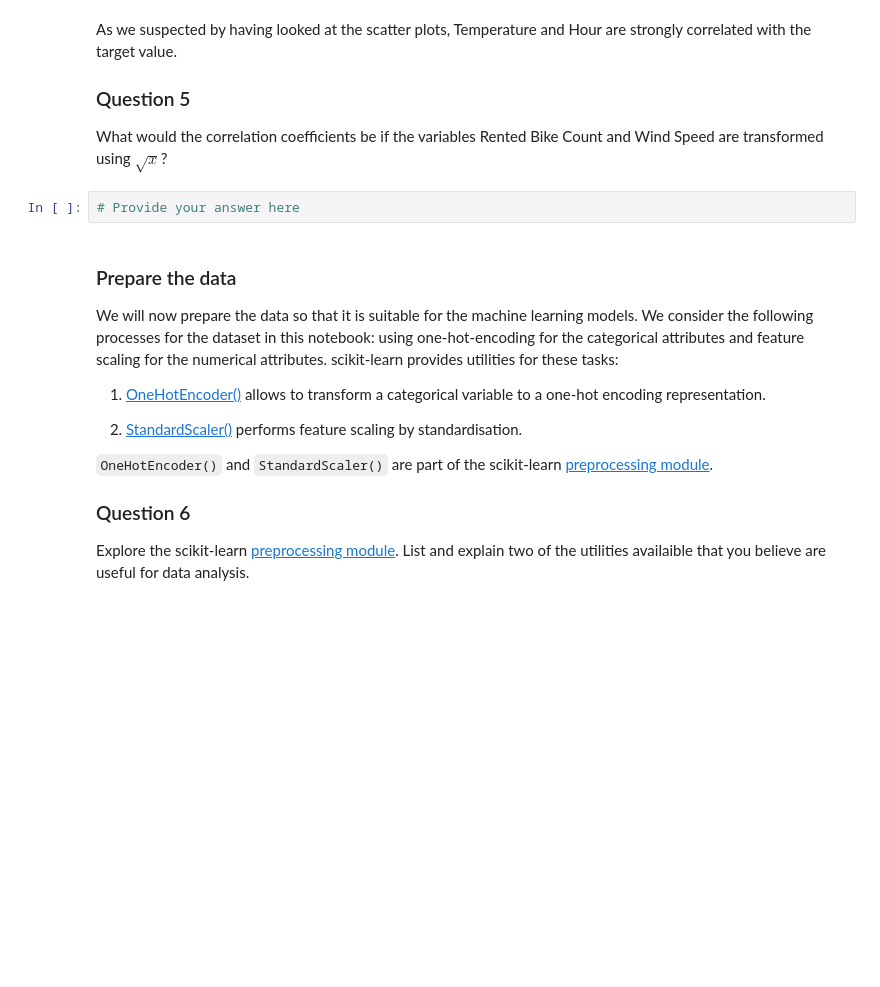
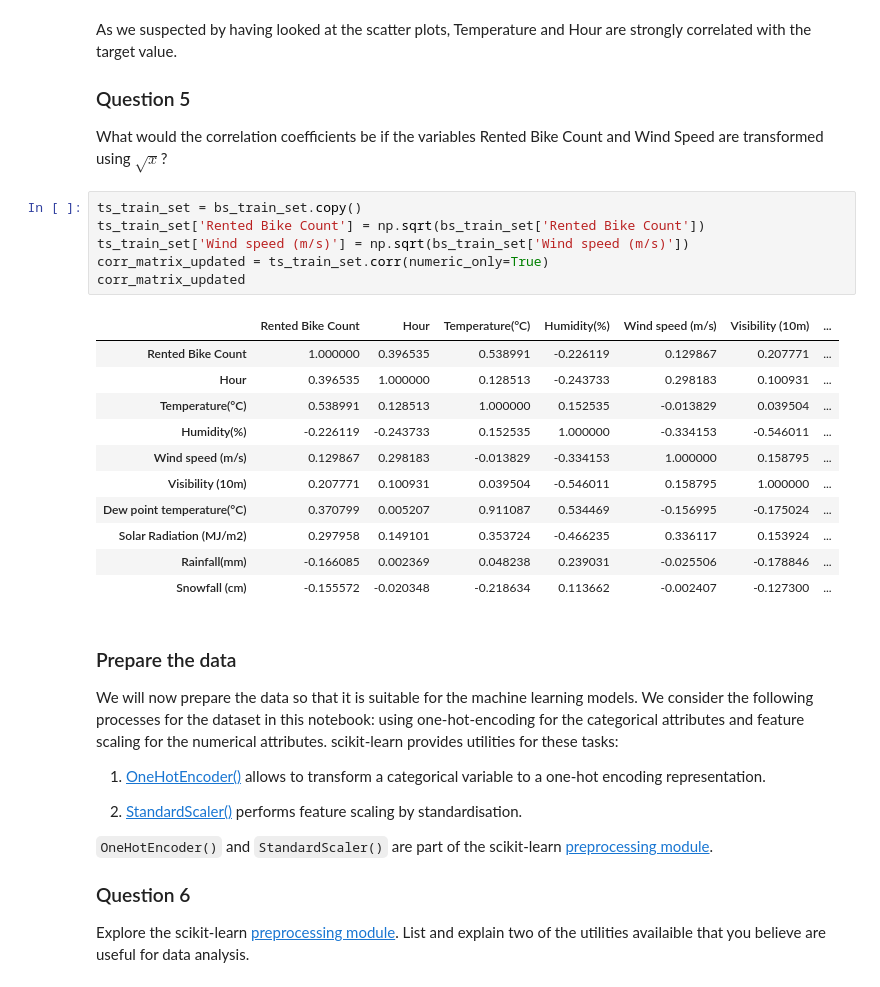
Before and after one commit to SpondanB/UoM_Topics_of_ML_sem_1, a Jupyter notebook: Labs/Lab 1 - End-to-end project in ML.ipynb, the cells around one changed output. Saved outputs shown, nothing was run; the diff lists cells and outputs as text; blank space fills up the shorter version.

```diff
--- a/Labs/Lab 1 - End-to-end project in ML.ipynb
+++ b/Labs/Lab 1 - End-to-end project in ML.ipynb
@@ -286,8 +409,24 @@ As we suspected by having looked at the scatter plots, Temperature and Hour are
 ### Question 5
 
 What would the correlation coefficients be if the variables Rented Bike Count and Wind Speed are transformed using $\sqrt{x}$?
-# %%
-# Provide your answer here
+# %%
+ts_train_set = bs_train_set.copy()
+ts_train_set['Rented Bike Count'] = np.sqrt(bs_train_set['Rented Bike Count'])
+ts_train_set['Wind speed (m/s)'] = np.sqrt(bs_train_set['Wind speed (m/s)'])
+corr_matrix_updated = ts_train_set.corr(numeric_only=True)
+corr_matrix_updated
+# %% [output]
+|  | Rented Bike Count | Hour | Temperature(°C) | Humidity(%) | Wind speed (m/s) | Visibility (10m) | ... |
+| Rented Bike Count | 1.000000 | 0.396535 | 0.538991 | -0.226119 | 0.129867 | 0.207771 | ... |
+| Hour | 0.396535 | 1.000000 | 0.128513 | -0.243733 | 0.298183 | 0.100931 | ... |
+| Temperature(°C) | 0.538991 | 0.128513 | 1.000000 | 0.152535 | -0.013829 | 0.039504 | ... |
+| Humidity(%) | -0.226119 | -0.243733 | 0.152535 | 1.000000 | -0.334153 | -0.546011 | ... |
+| Wind speed (m/s) | 0.129867 | 0.298183 | -0.013829 | -0.334153 | 1.000000 | 0.158795 | ... |
+| Visibility (10m) | 0.207771 | 0.100931 | 0.039504 | -0.546011 | 0.158795 | 1.000000 | ... |
+| Dew point temperature(°C) | 0.370799 | 0.005207 | 0.911087 | 0.534469 | -0.156995 | -0.175024 | ... |
+| Solar Radiation (MJ/m2) | 0.297958 | 0.149101 | 0.353724 | -0.466235 | 0.336117 | 0.153924 | ... |
+| Rainfall(mm) | -0.166085 | 0.002369 | 0.048238 | 0.239031 | -0.025506 | -0.178846 | ... |
+| Snowfall (cm) | -0.155572 | -0.020348 | -0.218634 | 0.113662 | -0.002407 | -0.127300 | ... |
 # %% [markdown]
 ### Prepare the data
 
```
Also changed, not shown: parts of 17 cells of this notebook.
